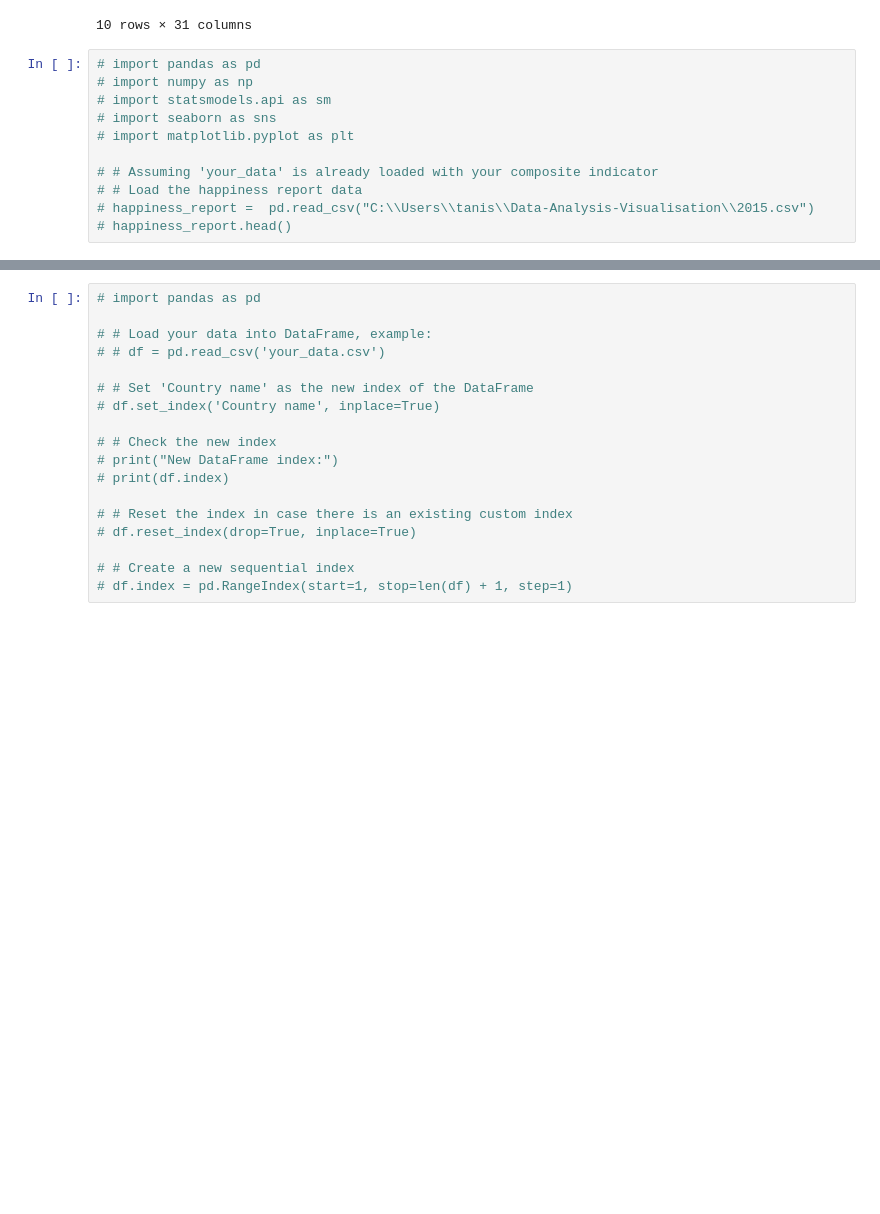
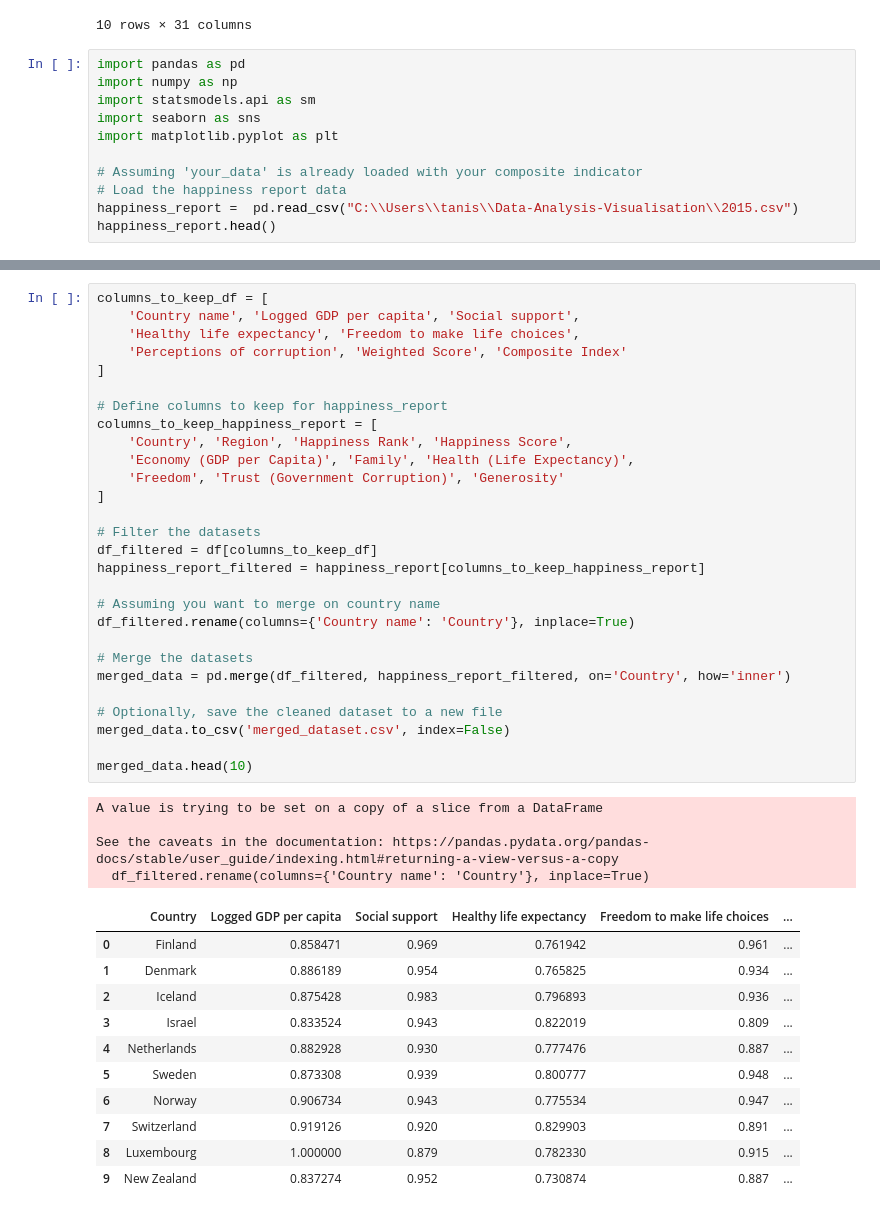
Before and after one commit to TanishAfre/Data-Analysis-Visualisation, a Jupyter notebook: main.ipynb, the cells around one changed output, grey strips where cells are left out. Saved outputs shown, nothing was run; the diff lists cells and outputs as text; blank space fills up the shorter version.

```diff
--- a/main.ipynb
+++ b/main.ipynb
@@ -736,13 +736,13 @@ df.head(10)
 | 9 | New Zealand | 0.837274 | 0.952 | 0.730874 | 0.887 | ... |
 10 rows × 31 columns
 # %%
-# import pandas as pd
-# import numpy as np
-# import statsmodels.api as sm
-# import seaborn as sns
-# import matplotlib.pyplot as plt
+import pandas as pd
+import numpy as np
+import statsmodels.api as sm
+import seaborn as sns
+import matplotlib.pyplot as plt
 
-# # Assuming 'your_data' is already loaded with your composite indicator
-# # Load the happiness report data
-# happiness_report =  pd.read_csv("C:\\Users\\tanis\\Data-Analysis-Visualisation\\2015.csv")
-# happiness_report.head()
+# Assuming 'your_data' is already loaded with your composite indicator
+# Load the happiness report data
+happiness_report =  pd.read_csv("C:\\Users\\tanis\\Data-Analysis-Visualisation\\2015.csv")
+happiness_report.head()
@@ -789,18 +778,44 @@ df.head(10)
-# %%
-# import pandas as pd
-
-# # Load your data into DataFrame, example:
-# # df = pd.read_csv('your_data.csv')
-
-# # Set 'Country name' as the new index of the DataFrame
-# df.set_index('Country name', inplace=True)
-
-# # Check the new index
-# print("New DataFrame index:")
-# print(df.index)
-
-# # Reset the index in case there is an existing custom index
-# df.reset_index(drop=True, inplace=True)
-
-# # Create a new sequential index
-# df.index = pd.RangeIndex(start=1, stop=len(df) + 1, step=1)
+# %%
+columns_to_keep_df = [
+    'Country name', 'Logged GDP per capita', 'Social support',
+    'Healthy life expectancy', 'Freedom to make life choices',
+    'Perceptions of corruption', 'Weighted Score', 'Composite Index'
+]
+
+# Define columns to keep for happiness_report
+columns_to_keep_happiness_report = [
+    'Country', 'Region', 'Happiness Rank', 'Happiness Score',
+    'Economy (GDP per Capita)', 'Family', 'Health (Life Expectancy)',
+    'Freedom', 'Trust (Government Corruption)', 'Generosity'
+]
+
+# Filter the datasets
+df_filtered = df[columns_to_keep_df]
+happiness_report_filtered = happiness_report[columns_to_keep_happiness_report]
+
+# Assuming you want to merge on country name
+df_filtered.rename(columns={'Country name': 'Country'}, inplace=True)
+
+# Merge the datasets
+merged_data = pd.merge(df_filtered, happiness_report_filtered, on='Country', how='inner')
+
+# Optionally, save the cleaned dataset to a new file
+merged_data.to_csv('merged_dataset.csv', index=False)
+
+merged_data.head(10)
+# %% [output]
+A value is trying to be set on a copy of a slice from a DataFrame
+
+See the caveats in the documentation: https://pandas.pydata.org/pandas-docs/stable/user_guide/indexing.html#returning-a-view-versus-a-copy
+  df_filtered.rename(columns={'Country name': 'Country'}, inplace=True)
+|  | Country | Logged GDP per capita | Social support | Healthy life expectancy | Freedom to make life choices | ... |
+| 0 | Finland | 0.858471 | 0.969 | 0.761942 | 0.961 | ... |
+| 1 | Denmark | 0.886189 | 0.954 | 0.765825 | 0.934 | ... |
+| 2 | Iceland | 0.875428 | 0.983 | 0.796893 | 0.936 | ... |
+| 3 | Israel | 0.833524 | 0.943 | 0.822019 | 0.809 | ... |
+| 4 | Netherlands | 0.882928 | 0.930 | 0.777476 | 0.887 | ... |
+| 5 | Sweden | 0.873308 | 0.939 | 0.800777 | 0.948 | ... |
+| 6 | Norway | 0.906734 | 0.943 | 0.775534 | 0.947 | ... |
+| 7 | Switzerland | 0.919126 | 0.920 | 0.829903 | 0.891 | ... |
+| 8 | Luxembourg | 1.000000 | 0.879 | 0.782330 | 0.915 | ... |
+| 9 | New Zealand | 0.837274 | 0.952 | 0.730874 | 0.887 | ... |
```
Also changed, not shown: parts of 7 cells of this notebook, 1 other file.
